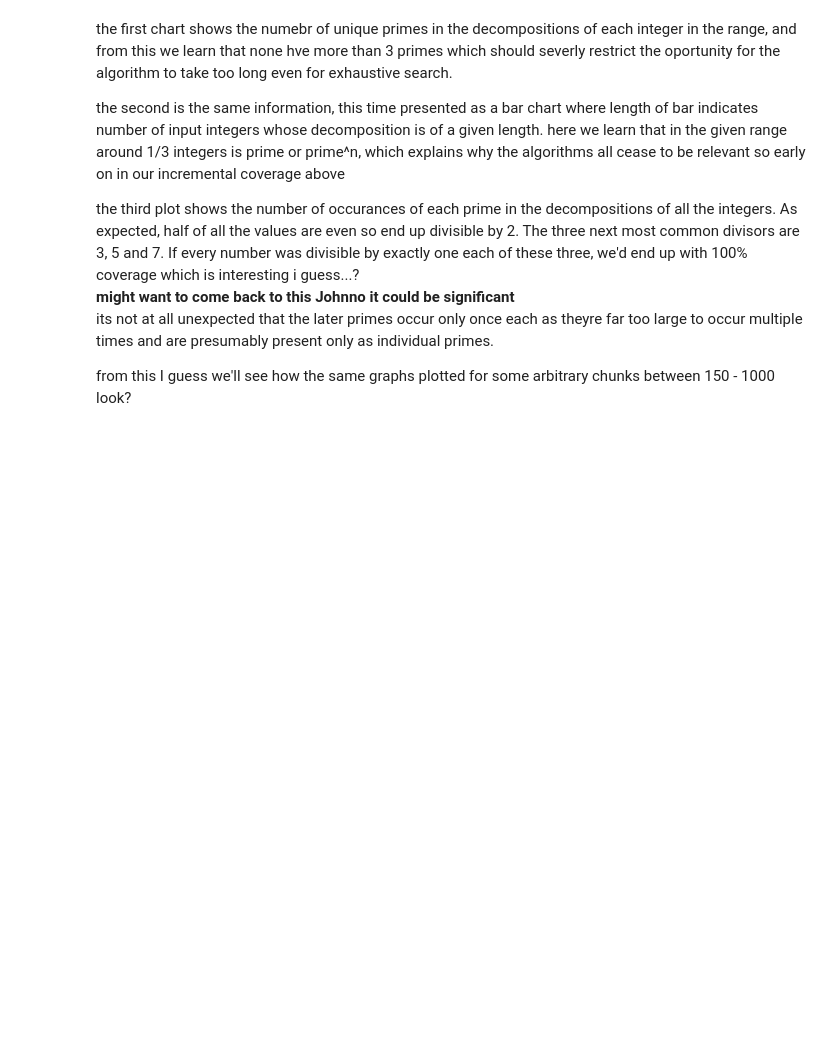
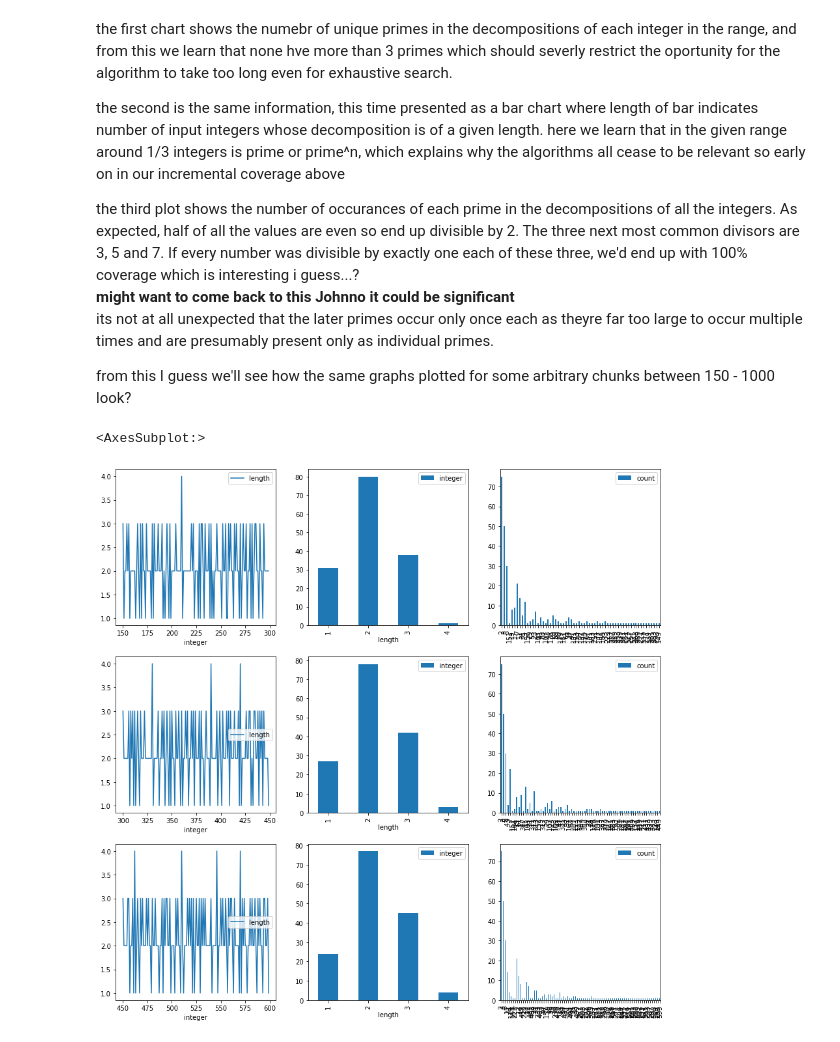
Before and after one commit to JohnStokes228/minimum_prime_hit_set, a Jupyter notebook: algorithm_comparisons.ipynb, the cells around one changed output. Saved outputs shown, nothing was run; the diff lists cells and outputs as text; code cells hidden in the pictures; blank space fills up the shorter version.

Commit message:
finished investigation on range of integers effect on solution soace

```diff
--- a/algorithm_comparisons.ipynb
+++ b/algorithm_comparisons.ipynb
@@ -366,3 +366,35 @@ the third plot shows the number of occurances of each prime in the decomposition
 <br>**might want to come back to this Johnno it could be significant**<br> its not at all unexpected that the later primes occur only once each as theyre far too large to occur multiple times and are presumably present only as individual primes.
 
 from this I guess we'll see how the same graphs plotted for some arbitrary chunks between 150 - 1000 look?
+# %%
+range_1 = range(150, 300)
+range_2 = range(300, 450)
+range_3 = range(450, 600)
+
+lens_list = []
+flat_decomp_list = []
+
+for i in [range_1, range_2, range_3]:
+    decomps = get_prime_decomposition_list(i, text=False)
+    decomp_lens = [len(decomp) for decomp in decomps]
+    decomp_lens = pd.DataFrame({'length': decomp_lens, 'integer': i})
+    lens_list.append(decomp_lens)
+
+    flat_decomps = [item for sublist in decomps for item in sublist]
+    flat_decomps = Counter(flat_decomps)
+    flat_decomps = pd.DataFrame(flat_decomps, index=['count'])
+    flat_decomp_list.append(flat_decomps)
+
+fig, ax = plt.subplots(3, 3, figsize=(15, 15))
+lens_list[0].plot(x='integer', y='length', ax=ax[0, 0])
+lens_list[0].groupby('length').count().plot(kind='bar', ax=ax[0, 1])
+flat_decomp_list[0].transpose().plot(kind='bar', ax=ax[0, 2])
+lens_list[1].plot(x='integer', y='length', ax=ax[1, 0])
+lens_list[1].groupby('length').count().plot(kind='bar', ax=ax[1, 1])
+flat_decomp_list[1].transpose().plot(kind='bar', ax=ax[1, 2])
+lens_list[2].plot(x='integer', y='length', ax=ax[2, 0])
+lens_list[2].groupby('length').count().plot(kind='bar', ax=ax[2, 1])
+flat_decomp_list[2].transpose().plot(kind='bar', ax=ax[2, 2])
+# %% [output]
+<AxesSubplot:>
+[figure, added]
```
Also changed, not shown: parts of 3 cells of this notebook.
